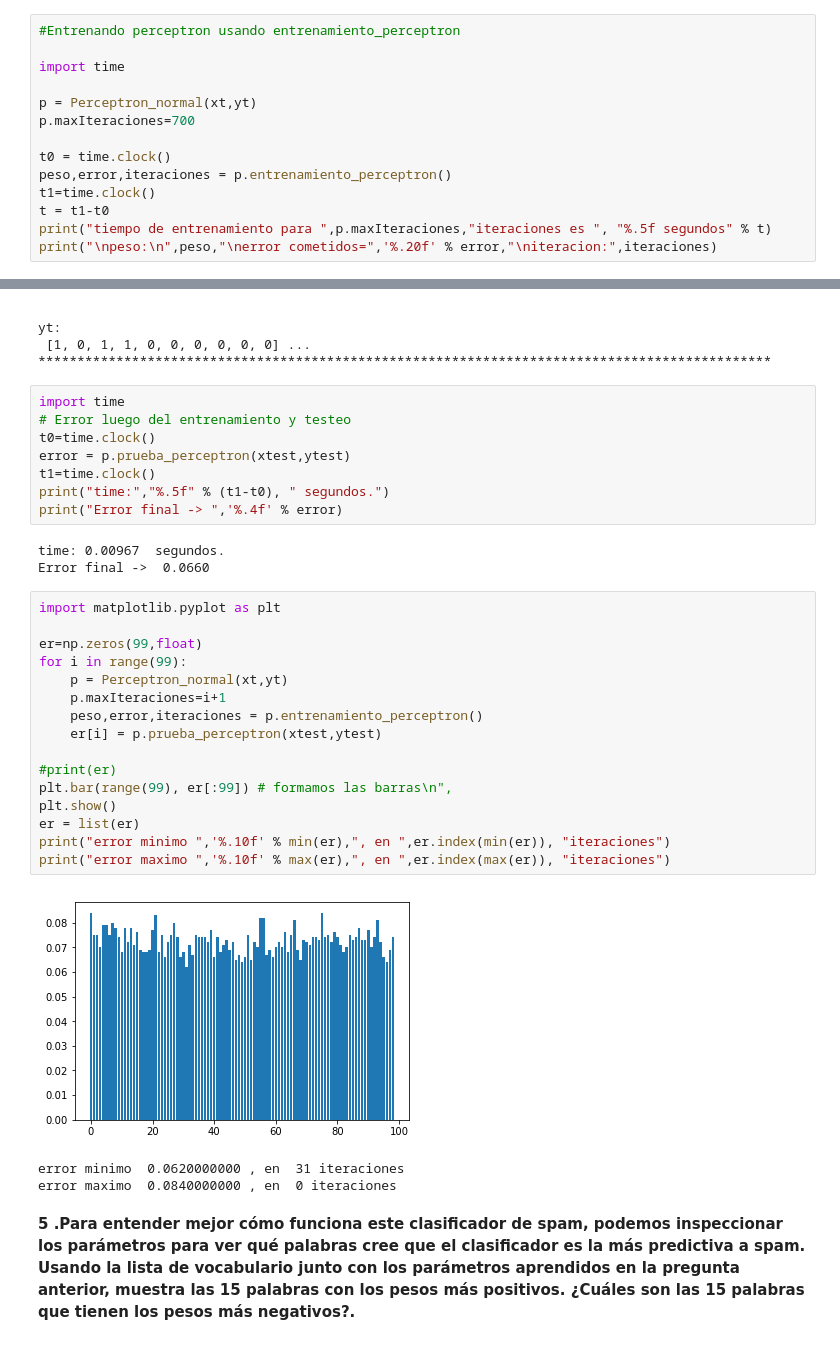
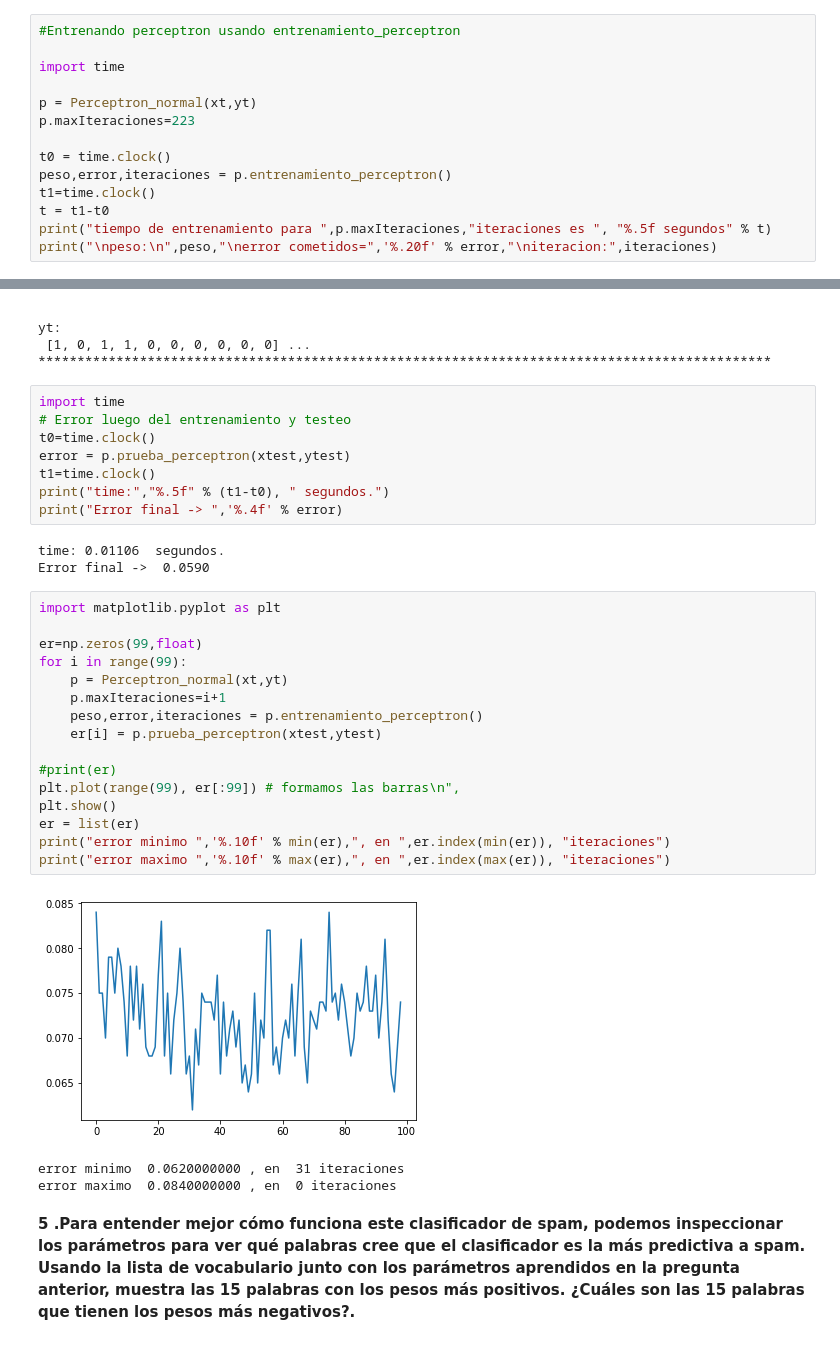
Before and after one commit to mmejiap/segunda-asignacion-del-curso-cm-072-team-bomb, a Jupyter notebook: AsignacionML2.ipynb, the cells around one changed output, grey strips where cells are left out. Cells and saved outputs as stored; diff of their text form.

```diff
--- a/AsignacionML2.ipynb
+++ b/AsignacionML2.ipynb
@@ -681,7 +681,7 @@ yt:
 import time
 
 p = Perceptron_normal(xt,yt)
-p.maxIteraciones=700
+p.maxIteraciones=223
 
 t0 = time.clock()
 peso,error,iteraciones = p.entrenamiento_perceptron()
@@ -736,26 +736,26 @@ t1=time.clock()
 print("time:","%.5f" % (t1-t0), " segundos.")
 print("Error final -> ",'%.4f' % error)
 # %% [output]
-time: 0.00967  segundos.
-Error final ->  0.0660
+time: 0.01106  segundos.
+Error final ->  0.0590
 # %%
 import matplotlib.pyplot as plt
 
 er=np.zeros(99,float)
 for i in range(99):
     p = Perceptron_normal(xt,yt)
     p.maxIteraciones=i+1
     peso,error,iteraciones = p.entrenamiento_perceptron()
     er[i] = p.prueba_perceptron(xtest,ytest)
 
 #print(er)
-plt.bar(range(99), er[:99]) # formamos las barras\n",
+plt.plot(range(99), er[:99]) # formamos las barras\n",
 plt.show()
 er = list(er)
 print("error minimo ",'%.10f' % min(er),", en ",er.index(min(er)), "iteraciones")
 print("error maximo ",'%.10f' % max(er),", en ",er.index(max(er)), "iteraciones")
 # %% [output]
-[figure, old version]
+[figure, new version]
 error minimo  0.0620000000 , en  31 iteraciones
 error maximo  0.0840000000 , en  0 iteraciones
 # %% [markdown]
```
Also changed, not shown: parts of 12 cells of this notebook.
